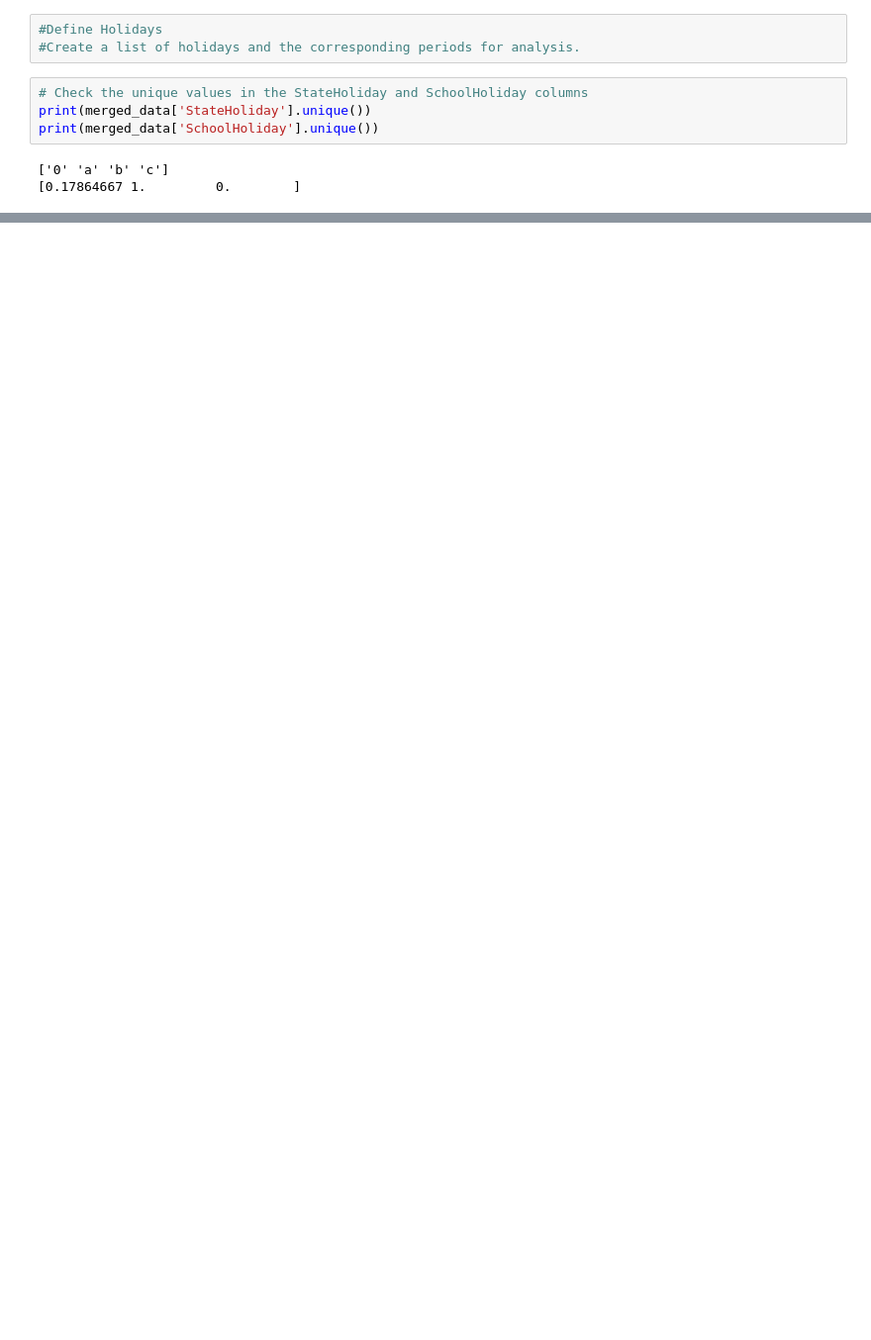
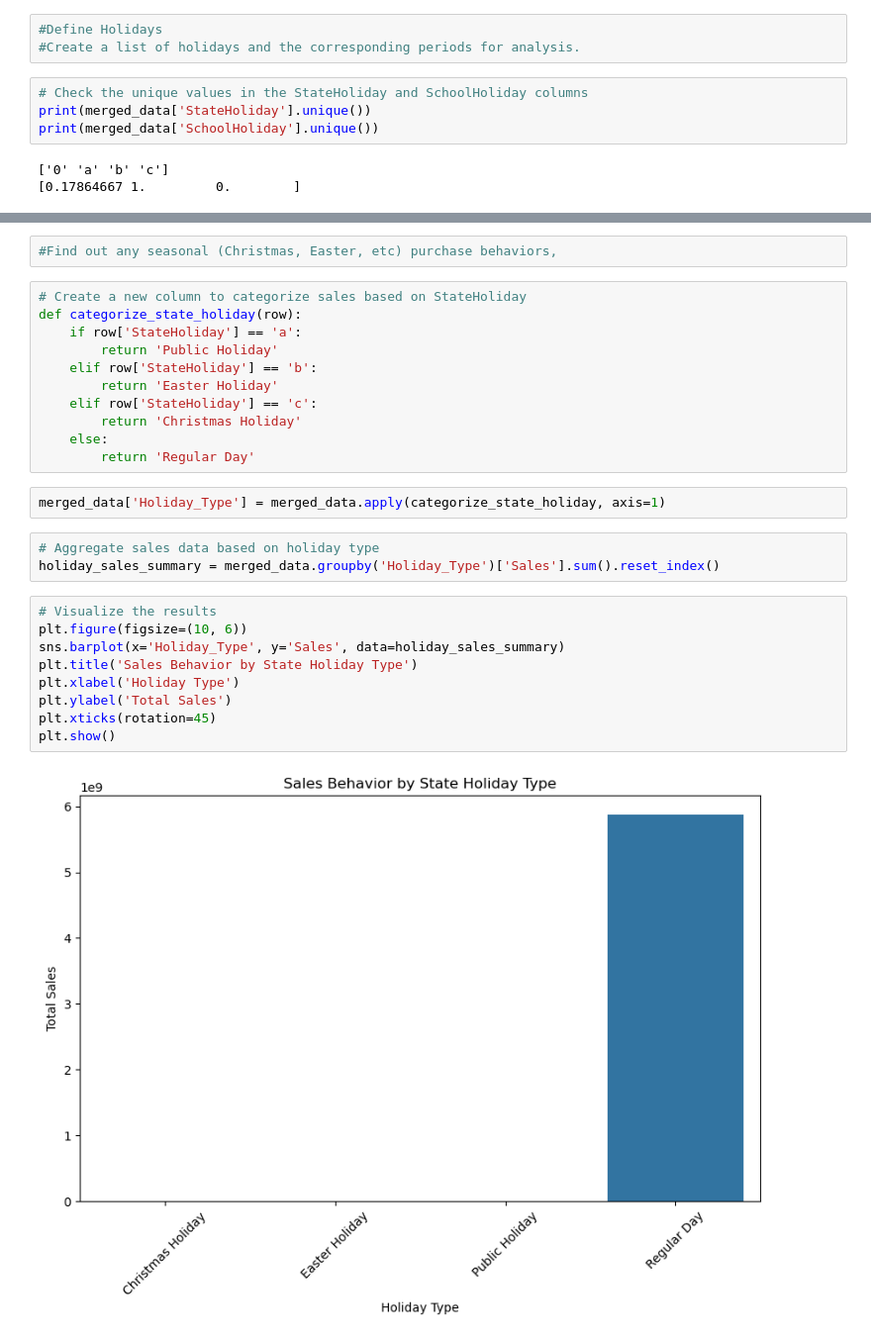
Before and after one commit to nadianesib4334/Rossman_phrmaceuticals, a Jupyter notebook: EDA.ipynb, the cells around one changed output, grey strips where cells are left out. Shown at 99% size. Drawn from its saved outputs; the diff is of its cells as text; blank space fills up the shorter version.

```diff
--- a/EDA.ipynb
+++ b/EDA.ipynb
@@ -843,0 +857,29 @@ KeyError: 'StateHoliday'
+# %%
+#Find out any seasonal (Christmas, Easter, etc) purchase behaviors,
+# %%
+# Create a new column to categorize sales based on StateHoliday
+def categorize_state_holiday(row):
+    if row['StateHoliday'] == 'a':
+        return 'Public Holiday'
+    elif row['StateHoliday'] == 'b':
+        return 'Easter Holiday'
+    elif row['StateHoliday'] == 'c':
+        return 'Christmas Holiday'
+    else:
+        return 'Regular Day'
+# %%
+merged_data['Holiday_Type'] = merged_data.apply(categorize_state_holiday, axis=1)
+# %%
+# Aggregate sales data based on holiday type
+holiday_sales_summary = merged_data.groupby('Holiday_Type')['Sales'].sum().reset_index()
+# %%
+# Visualize the results
+plt.figure(figsize=(10, 6))
+sns.barplot(x='Holiday_Type', y='Sales', data=holiday_sales_summary)
+plt.title('Sales Behavior by State Holiday Type')
+plt.xlabel('Holiday Type')
+plt.ylabel('Total Sales')
+plt.xticks(rotation=45)
+plt.show()
+# %% [output]
+[figure, added]
```
Also changed, not shown: parts of 58 cells of this notebook.
